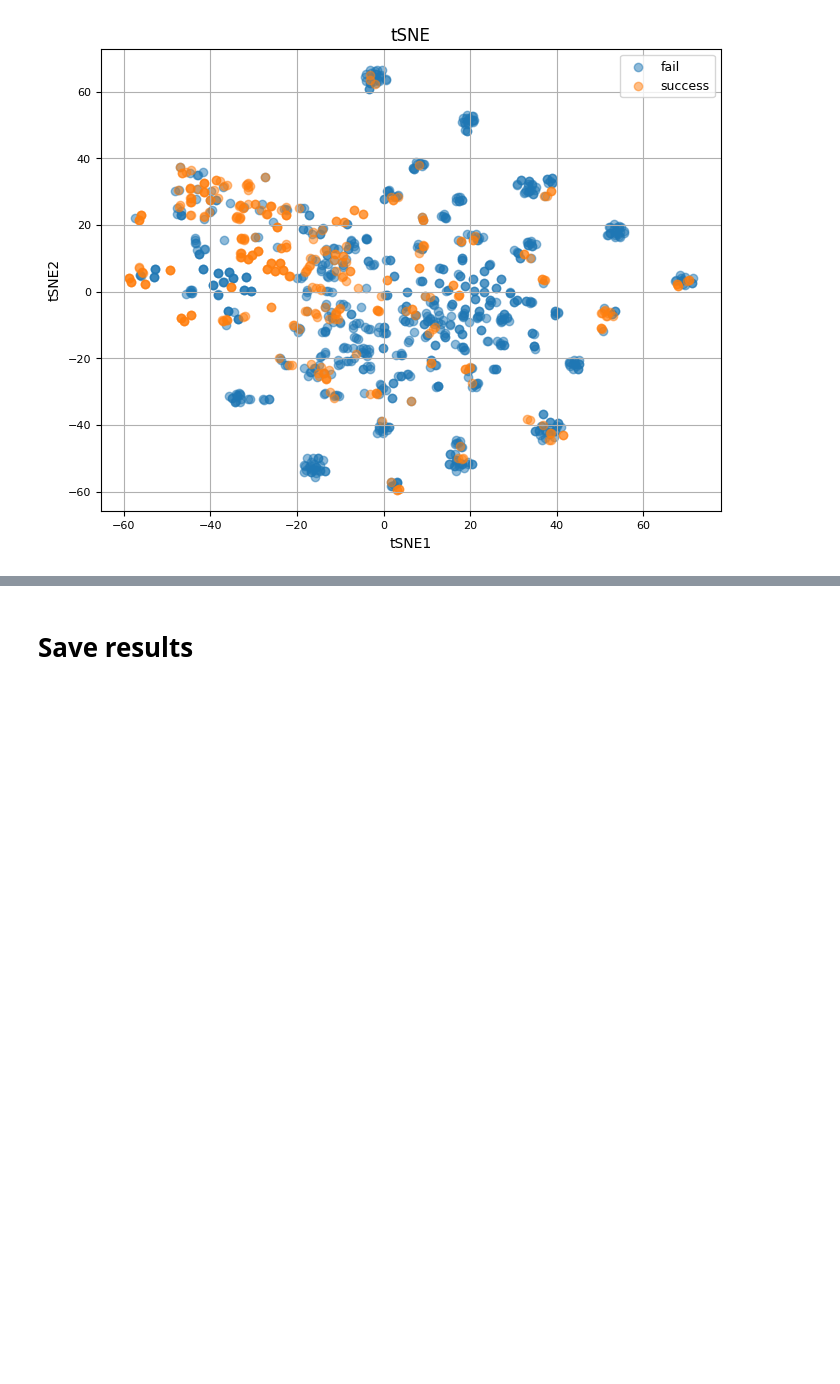
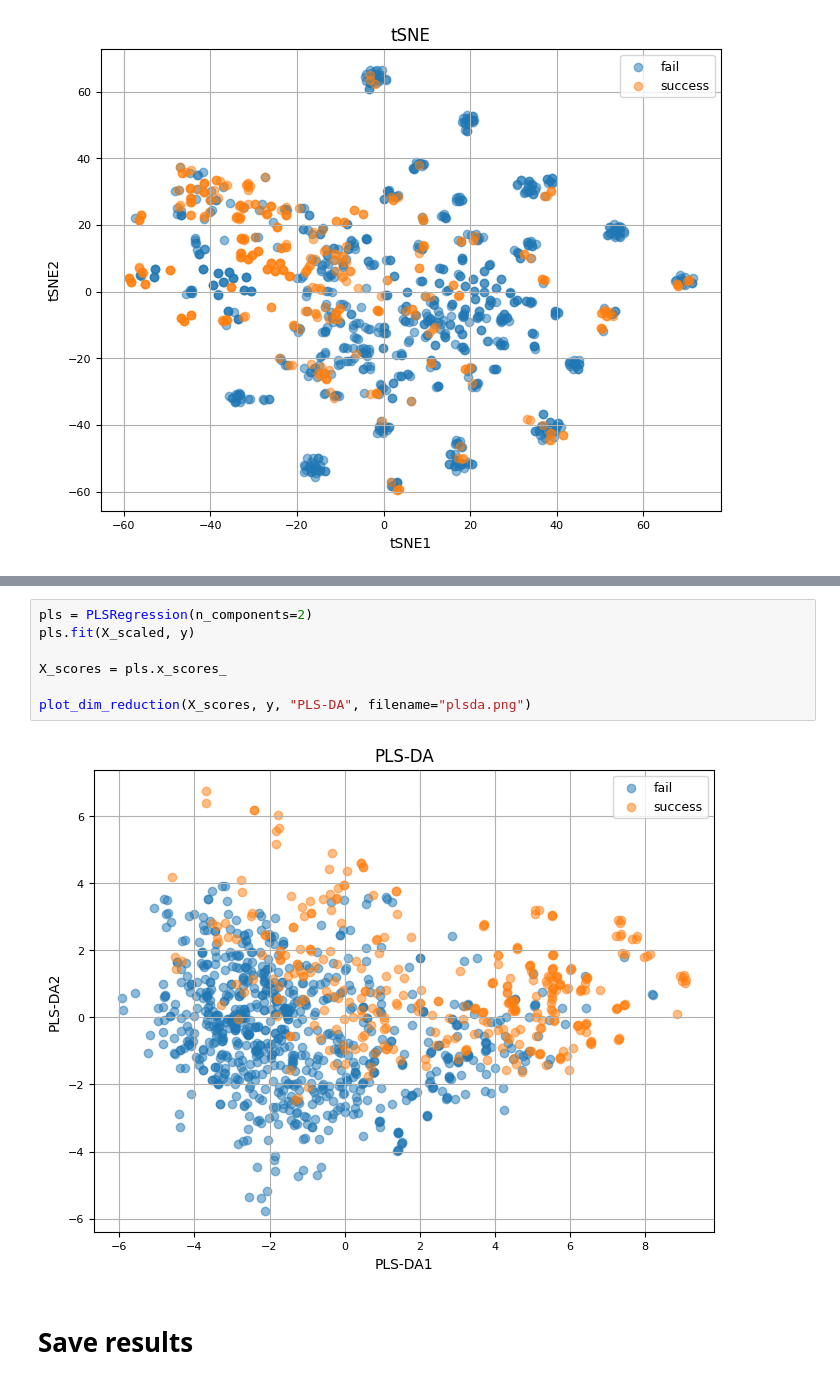
Before and after one commit to Vladislav-Antipin/DALAS-Project, a Jupyter notebook: notebooks/03-EDA.ipynb, the cells around one changed output, grey strips where cells are left out. Drawn from its saved outputs; the diff is of its cells as text; blank space fills up the shorter version.

```diff
--- a/notebooks/03-EDA.ipynb
+++ b/notebooks/03-EDA.ipynb
@@ -493,3 +496,12 @@ plot_dim_reduction(X_tsne, y, "tSNE", filename="tsne.png")
+# %%
+pls = PLSRegression(n_components=2)
+pls.fit(X_scaled, y)
+
+X_scores = pls.x_scores_
+
+plot_dim_reduction(X_scores, y, "PLS-DA", filename="plsda.png")
+# %% [output]
+[figure, added]
 # %% [markdown]
 # Save results
 # %%
```
Also changed, not shown: parts of 4 cells of this notebook, 1 other file.
